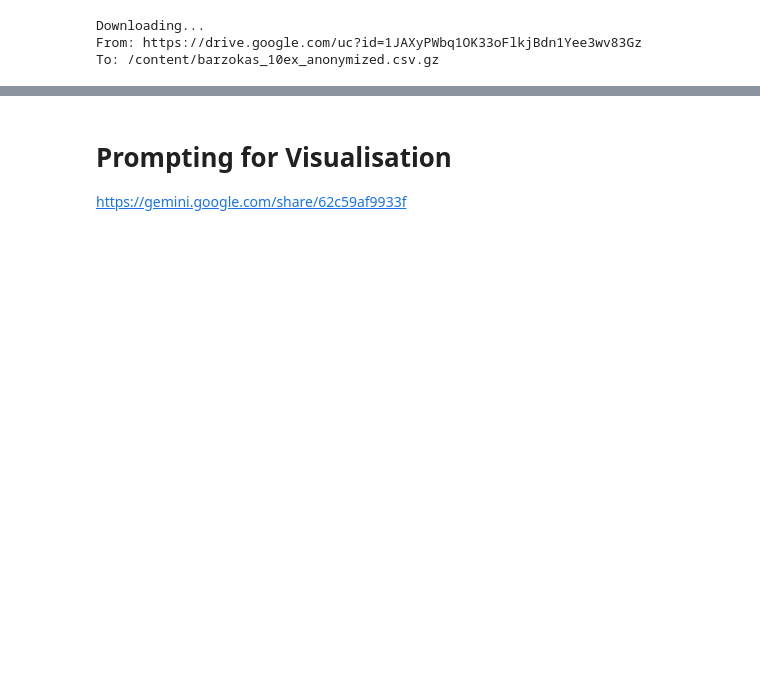
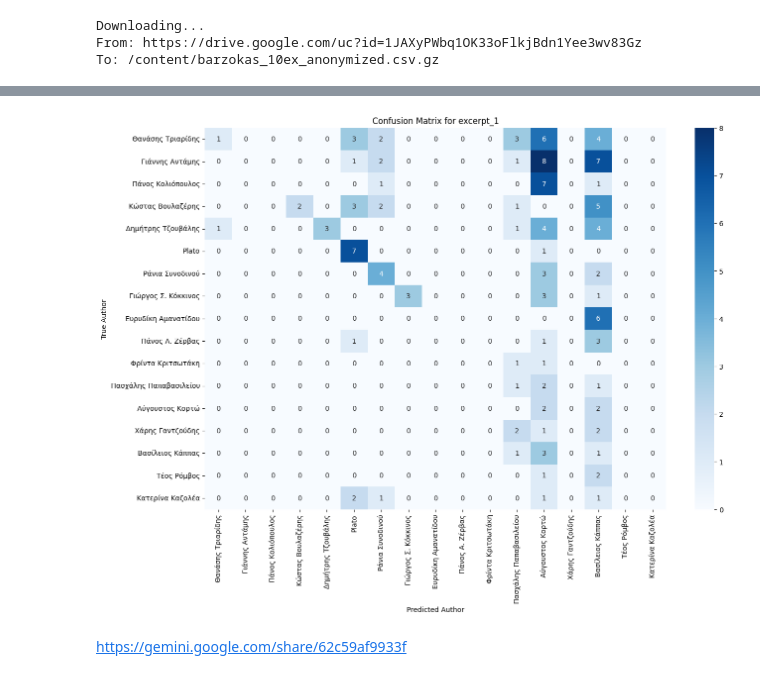
Before and after one commit to greek-nlp/benchmark, a Jupyter notebook: impostors_krikri.ipynb, the cells around one changed output, grey strips where cells are left out. Drawn from its saved outputs; the diff is of its cells as text; code cells hidden in the pictures; blank space fills up the shorter version.

```diff
--- a/impostors_krikri.ipynb
+++ b/impostors_krikri.ipynb
@@ -111,0 +198,5 @@ def prompt_krikri(model, prompt, system_prompt, temperature=0.3):
+# %%
+from tqdm.notebook import tqdm
+instruct = "Given an excerpt from a Greek book, predict its author or return 'None' (and nothing else) if you don't know. Select the author's name from the following list: " + ', '.join(gutenberg_authors)
+for i in tqdm(range(1, 11)):
+  gutenberg_dataset[f'krikri_{i}'] = [prompt_krikri(model, t, instruct) for t in tqdm(gutenberg_dataset[f'excerpt_{i}'].values)]
@@ -111,0 +230,11 @@ def prompt_krikri(model, prompt, system_prompt, temperature=0.3):
+# %%
+from sklearn.metrics import classification_report, f1_score, precision_score, recall_score
+p,r,f = [],[],[]
+for i in range(1,11):
+  p.append(precision_score(gutenberg_dataset.author, gutenberg_dataset[f'krikri_{i}'].str.strip(), labels=gutenberg_authors, zero_division=0, average='macro'))
+  r.append(recall_score(gutenberg_dataset.author, gutenberg_dataset[f'krikri_{i}'].str.strip(), labels=gutenberg_authors, zero_division=0, average='macro'))
+  f.append(f1_score(gutenberg_dataset.author, gutenberg_dataset[f'krikri_{i}'].str.strip(), labels=gutenberg_authors, zero_division=0, average='macro'))
+
+print(f'P: {pd.Series(p).mean():.3f} ({pd.Series(p).sem():.3f})')
+print(f'R: {pd.Series(r).mean():.3f} ({pd.Series(r).sem():.3f})')
+print(f'F: {pd.Series(f).mean():.3f} ({pd.Series(f).sem():.3f})')
@@ -141,6 +279,8 @@ pop_authors
 # %%
 from tqdm.notebook import tqdm
-instruct = "Given an excerpt from a Greek book, return the author it is from by picking from the following authors: " + ', '.join(pop_authors) +' Return only the name of the author, nothing else.'
+#instruct = "Given an excerpt from a Greek book, predict its 'author' from the following list: " + ', '.join(pop_authors) +'. Return nothing else but the author name.'
+instruct = 'Δοθέντος ενός αποσπασματος, πρόβλεψε τον "συγγραφέα" από αυτή τη λίστα: ' + ', '.join(pop_authors) +'. Μην επιστρέψεις τίποτα άλλο εκτός από το όνομα του "συγγραφέα".'
+#instruct = "Given an excerpt from a Greek book, predict its author from the following list: " + ', '.join(pop_authors) +'. Return nothing else but the author name.'
 for i in tqdm(range(1, 11)):
   barzokas_pop[f'krikri_{i}'] = [prompt_krikri(model, t, instruct) for t in tqdm(barzokas_pop[f'excerpt_{i}'].values)]
 # %%
@@ -319,5 +409,31 @@ plt.show()
+# %%
+from sklearn.metrics import confusion_matrix
+import seaborn as sns
+import matplotlib.pyplot as plt
+
+# Assuming you want to see the confusion matrix for excerpt_1
+y_true = barzokas_pop_mini['author']
+y_pred = barzokas_pop_mini['krikri_2'].str.strip()
+
+# Get the unique authors from the dataset to use as labels
+labels = pop_authors
+
+# Compute the confusion matrix
+cm = confusion_matrix(y_true, y_pred, labels=labels)
+
+# Convert to pandas DataFrame for better visualization
+cm_df = pd.DataFrame(cm, index=labels, columns=labels)
+
+# Plot the confusion matrix
+plt.figure(figsize=(15, 10))
+sns.heatmap(cm_df, annot=True, fmt='d', cmap='Blues')
+plt.title('Confusion Matrix for excerpt_1')
+plt.xlabel('Predicted Author')
+plt.ylabel('True Author')
+plt.show()
+# %% [output]
+[figure, added]
 # %% [markdown]
-# Prompting for Visualisation
 https://gemini.google.com/share/62c59af9933f
 # %%
 # saving
```
Also changed, not shown: parts of 18 cells of this notebook.
